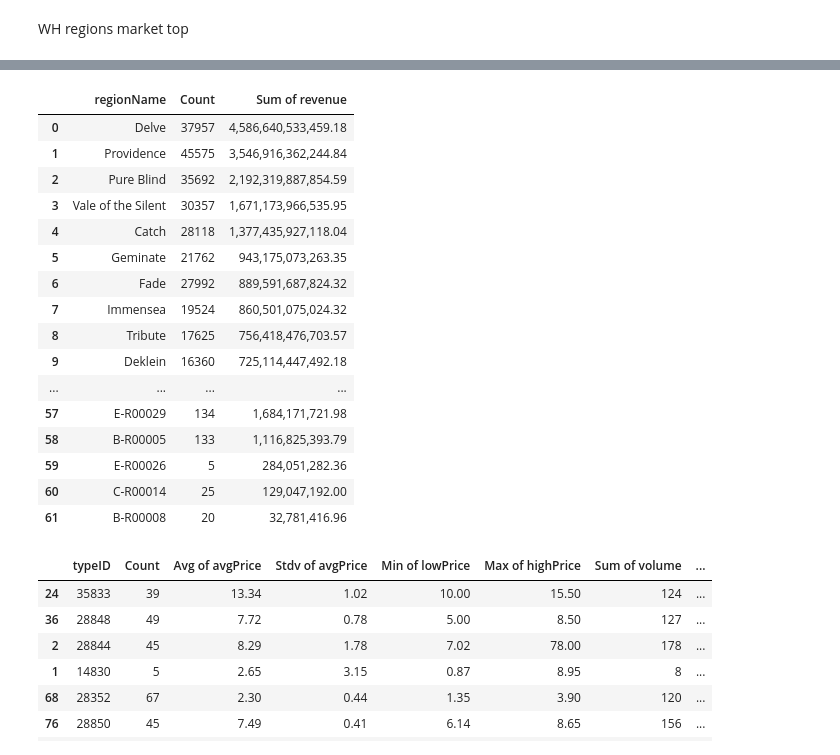
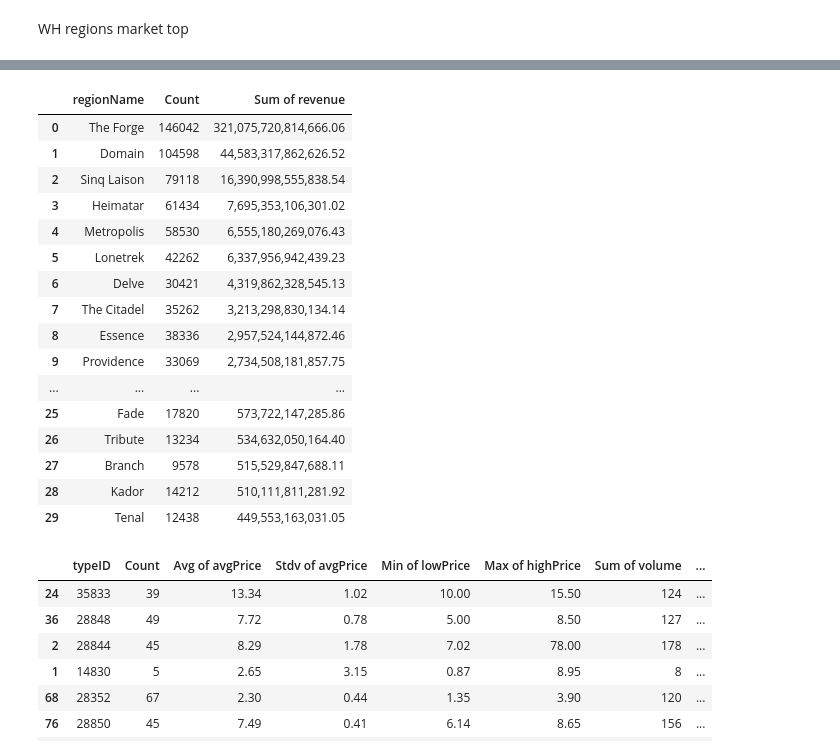
Before and after one commit to evrial/EVE-market-data, a Jupyter notebook: EVE_market.ipynb, the cells around one changed output, grey strips where cells are left out. Saved outputs shown, nothing was run; the diff lists cells and outputs as text; code cells hidden in the pictures.

```diff
--- a/EVE_market.ipynb
+++ b/EVE_market.ipynb
@@ -15,29 +14,10 @@ pd.options.display.float_format = '{:,.2f}'.format
 
 days_back = lambda n: datetime.date.today() - datetime.timedelta(days=n)
 # %%
-regions = gl.SFrame.read_csv("mapRegions.csv", usecols=['regionID', 'regionName'])
-empire = """Aridia
-Black Rise
-The Bleak Lands
-The Citadel
-Derelik
-Devoid
-Domain
-Essence
-Everyshore
-The Forge
-Genesis
-Heimatar
-Kador
-Khanid
-Kor-Azor
-Lonetrek
-Metropolis
-Molden Heath
-Placid
-Sinq Laison
-Solitude
-Tash-Murkon
-Verge Vendor""".split('\n')
-empire = regions.filter_by(empire, 'regionName')
+regions = gl.SFrame(pd.read_csv('mapRegions.csv.bz2', usecols=['regionID', 'regionName']))
+empire = ['Aridia', 'Black Rise', 'The Bleak Lands', 'The Citadel', 'Derelik', 'Devoid', 'Domain', 'Essence',
+          'Everyshore', 'The Forge', 'Genesis', 'Heimatar', 'Kador', 'Khanid', 'Kor-Azor', 'Lonetrek',
+          'Metropolis','Molden Heath', 'Placid', 'Sinq Laison', 'Solitude', 'Tash-Murkon', 'Verge Vendor']
+empire = regions.filter_by(empire, column_name='regionName')
+empire
 # %% [output]
@@ -60,3 +62,3 @@ types['typeID'] = types['typeID'].apply(int)
 # %%
-prices = gl.SFrame.read_csv('history.csv')
+prices = gl.SFrame.read_csv('history-esi.csv.gz')
 # %% [output]
@@ -78,5 +81,5 @@ Parsing completed. Parsed 25330941 lines in 18.7898 secs.
 # %%
-prices['revenue'] = prices['avgPrice'] * prices['volume']
-prices['date'] = prices['date'].str_to_datetime('%Y-%m-%dT%H:%M:%S')
+prices['revenue'] = prices['average'] * prices['volume']
+prices['date'] = prices['date'].str_to_datetime('%Y-%m-%dT%H:%M:%SZ')
 prices
 # %% [output]
@@ -187,30 +269,29 @@ prices[prices['date'] > days_back(30)] \
 | 99 | The Forge | Nanite Repair Paste | 17003178 | 28,570.95 | 16,738,516,256.06 | 485,416,971,425.61 | ... |
 # %%
 prices[prices['date'] > days_back(30)] \
-    .filter_by(empire['regionID'], 'regionID', exclude=True) \
     .join(regions, on='regionID') \
     .groupby(['regionName'],
        [agg.COUNT(),
         agg.SUM('revenue'),
-       ]).topk('Sum of revenue', 200).to_dataframe()
+       ]).topk('Sum of revenue', 30).to_dataframe()
 # %% [output]
 |  | regionName | Count | Sum of revenue |
-| 0 | Delve | 37957 | 4,586,640,533,459.18 |
-| 1 | Providence | 45575 | 3,546,916,362,244.84 |
-| 2 | Pure Blind | 35692 | 2,192,319,887,854.59 |
-| 3 | Vale of the Silent | 30357 | 1,671,173,966,535.95 |
-| 4 | Catch | 28118 | 1,377,435,927,118.04 |
-| 5 | Geminate | 21762 | 943,175,073,263.35 |
-| 6 | Fade | 27992 | 889,591,687,824.32 |
-| 7 | Immensea | 19524 | 860,501,075,024.32 |
-| 8 | Tribute | 17625 | 756,418,476,703.57 |
-| 9 | Deklein | 16360 | 725,114,447,492.18 |
+| 0 | The Forge | 146042 | 321,075,720,814,666.06 |
+| 1 | Domain | 104598 | 44,583,317,862,626.52 |
+| 2 | Sinq Laison | 79118 | 16,390,998,555,838.54 |
+| 3 | Heimatar | 61434 | 7,695,353,106,301.02 |
+| 4 | Metropolis | 58530 | 6,555,180,269,076.43 |
+| 5 | Lonetrek | 42262 | 6,337,956,942,439.23 |
+| 6 | Delve | 30421 | 4,319,862,328,545.13 |
+| 7 | The Citadel | 35262 | 3,213,298,830,134.14 |
+| 8 | Essence | 38336 | 2,957,524,144,872.46 |
+| 9 | Providence | 33069 | 2,734,508,181,857.75 |
 | ... | ... | ... | ... |
-| 57 | E-R00029 | 134 | 1,684,171,721.98 |
-| 58 | B-R00005 | 133 | 1,116,825,393.79 |
-| 59 | E-R00026 | 5 | 284,051,282.36 |
-| 60 | C-R00014 | 25 | 129,047,192.00 |
-| 61 | B-R00008 | 20 | 32,781,416.96 |
+| 25 | Fade | 17820 | 573,722,147,285.86 |
+| 26 | Tribute | 13234 | 534,632,050,164.40 |
+| 27 | Branch | 9578 | 515,529,847,688.11 |
+| 28 | Kador | 14212 | 510,111,811,281.92 |
+| 29 | Tenal | 12438 | 449,553,163,031.05 |
 # %%
 d = prices[prices['date'] > days_back(30)].filter_by(empire['regionID'], 'regionID')
 d['avgPrice'] = d['avgPrice'] / 1e9
```
Also changed, not shown: parts of 26 cells of this notebook, 6 other files.
